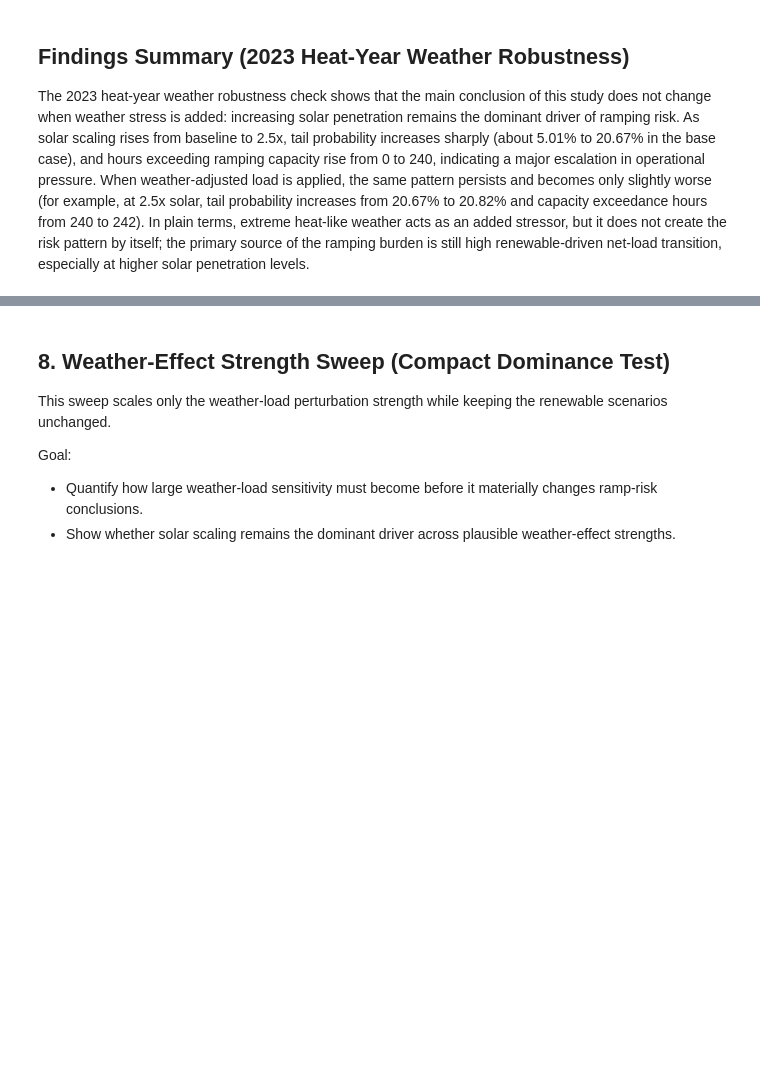
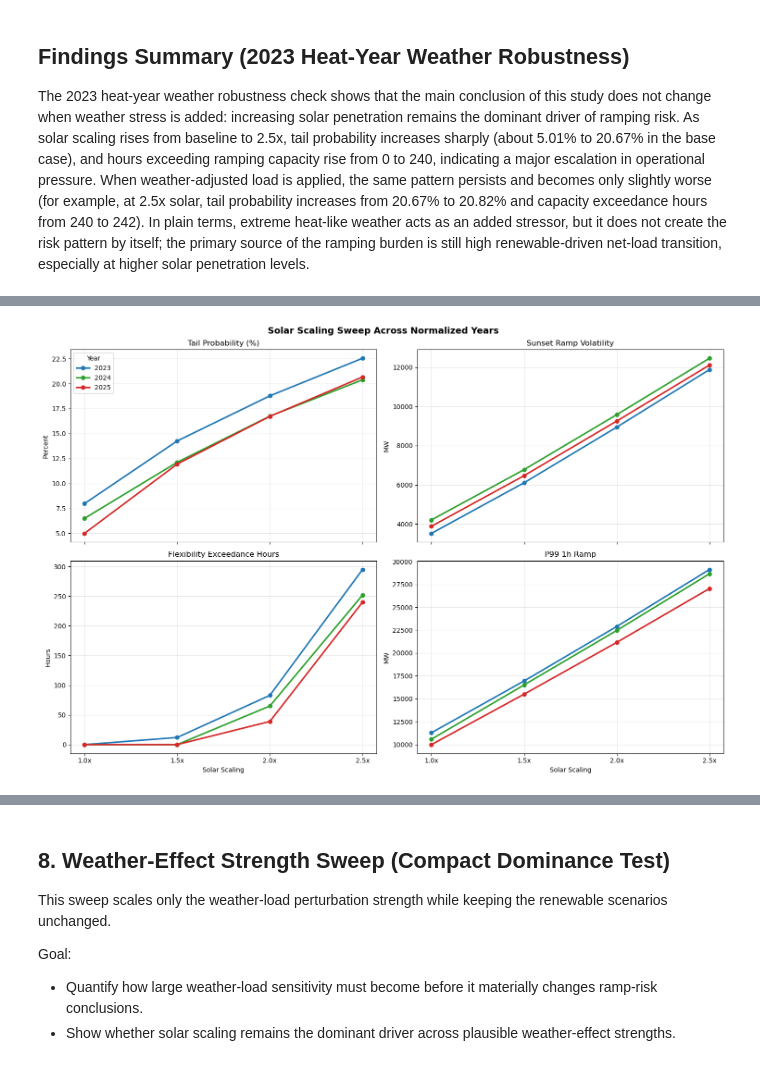
Before and after one commit to kylezlin-hub/Renewable-PowerGrid-Risk, a Jupyter notebook: notebooks/04_enhanced_ramping_analysis.ipynb, the cells around one changed output, grey strips where cells are left out. Cells and saved outputs as stored; diff of their text form; code cells hidden in the pictures; blank space fills up the shorter version.

```diff
--- a/notebooks/04_enhanced_ramping_analysis.ipynb
+++ b/notebooks/04_enhanced_ramping_analysis.ipynb
@@ -888,0 +1037,99 @@ The 2023 heat-year weather robustness check shows that the main conclusion of th
+# %%
+# 7.4 Multi-year solar scaling sweep on 2025-normalized years
+# This keeps demand and capacity on a common basis and varies only solar output.
+
+solar_scalings = [1.0, 1.5, 2.0, 2.5]
+year_colors = {
+    2023: '#1f77b4',
+    2024: '#2ca02c',
+    2025: '#d62728',
+}
+
+solar_sweep_rows = []
+
+for normalized_year in normalized_year_frames:
+    year = int(normalized_year['year'].iloc[0])
+    base_year = normalized_year.copy()
+    base_year['month'] = pd.to_datetime(base_year['datetime']).dt.month
+    base_year['hour'] = pd.to_datetime(base_year['datetime']).dt.hour
+
+    for solar_scale in solar_scalings:
+        scenario_df = base_year.copy()
+        scenario_df['ERCOT.PVGR.GEN'] = scenario_df['ERCOT.PVGR.GEN'] * solar_scale
+        scenario_df['NET_LOAD'] = scenario_df['ERCOT.LOAD'] - scenario_df['ERCOT.PVGR.GEN'] - scenario_df['ERCOT.WIND.GEN']
+        scenario_df['ramp_1h'] = scenario_df['NET_LOAD'].diff()
+        scenario_df['ramp_3h'] = scenario_df['NET_LOAD'].diff(3)
+
+        risk = compute_risk_metrics(scenario_df, fixed_threshold=baseline_threshold)
+        sunset_mask = scenario_df['hour'].isin(sunset_hours) & scenario_df['month'].isin(summer_months)
+        sunset_ramp = scenario_df.loc[sunset_mask, 'ramp_3h'].abs()
+        flex_exceed_hours = int((scenario_df['ramp_1h'].abs() > TOTAL_RAMP_CAPACITY).sum())
+
+        solar_sweep_rows.append({
+            'Year': year,
+            'Solar Scaling': solar_scale,
+            'Tail Probability (%)': risk['tail_probability'] * 100,
+            'Sunset Ramp Volatility (MW)': sunset_ramp.std(ddof=0),
+            'Flexibility Exceedance Hours': flex_exceed_hours,
+            'P99 1h Ramp (MW)': risk['p99_ramp_1h'],
+        })
+
+solar_sweep_df = pd.DataFrame(solar_sweep_rows)
+solar_sweep_df['Solar Label'] = solar_sweep_df['Solar Scaling'].map(lambda x: f'{x:.1f}x')
+
+print('\n=== MULTI-YEAR SOLAR SCALING SWEEP (2025-NORMALIZED) ===')
+
+table_metrics = [
+    ('Tail Probability (%)', 'Tail Probability (%)'),
+    ('Sunset Ramp Volatility (MW)', 'Sunset Ramp Volatility (MW)'),
+    ('Flexibility Exceedance Hours', 'Flexibility Exceedance Hours'),
+    ('P99 1h Ramp (MW)', 'P99 1h Ramp (MW)'),
+]
+
+for metric_name, metric_label in table_metrics:
+    wide_table = (
+        solar_sweep_df.pivot(index='Solar Label', columns='Year', values=metric_name)
+        .reindex([f'{x:.1f}x' for x in solar_scalings])
+        .rename(columns={2023: '2023', 2024: '2024', 2025: '2025'})
+    )
+    print(f'\n{metric_label}')
+    display(wide_table.round(2))
+
+solar_sweep_df.to_csv(PROCESSED_DIR / 'multi_year_solar_scaling_sweep.csv', index=False)
+print(f"Saved: {PROCESSED_DIR / 'multi_year_solar_scaling_sweep.csv'}")
+
+fig, axes = plt.subplots(2, 2, figsize=(15, 10), sharex=True)
+metric_specs = [
+    ('Tail Probability (%)', 'Tail Probability (%)', 'Percent'),
+    ('Sunset Ramp Volatility (MW)', 'Sunset Ramp Volatility', 'MW'),
+    ('Flexibility Exceedance Hours', 'Flexibility Exceedance Hours', 'Hours'),
+    ('P99 1h Ramp (MW)', 'P99 1h Ramp', 'MW'),
+]
+
+for ax, (metric_name, title, ylabel) in zip(axes.flatten(), metric_specs):
+    for year in [2023, 2024, 2025]:
+        sub = solar_sweep_df[solar_sweep_df['Year'] == year].sort_values('Solar Scaling')
+        ax.plot(
+            sub['Solar Scaling'],
+            sub[metric_name],
+            marker='o',
+            linewidth=2.4,
+            color=year_colors[year],
+            label=str(year),
+        )
+    ax.set_title(title)
+    ax.set_ylabel(ylabel)
+    ax.grid(alpha=0.3)
+    ax.set_xticks(solar_scalings)
+    ax.set_xticklabels([f'{x:.1f}x' for x in solar_scalings])
+
+axes[0, 0].legend(title='Year')
+for ax in axes[1, :]:
+    ax.set_xlabel('Solar Scaling')
+
+plt.suptitle('Solar Scaling Sweep Across Normalized Years', fontsize=14, fontweight='bold')
+plt.tight_layout()
+plt.savefig(FIGURES_DIR / 'multi_year_solar_scaling_sweep.png', dpi=300, bbox_inches='tight')
+plt.show()
+print(f"Saved: {FIGURES_DIR / 'multi_year_solar_scaling_sweep.png'}")
+# %% [output]
@@ -888,0 +1167 @@ The 2023 heat-year weather robustness check shows that the main conclusion of th
+[figure, added]
```
Also changed, not shown: parts of 6 cells of this notebook, 3 other files.
